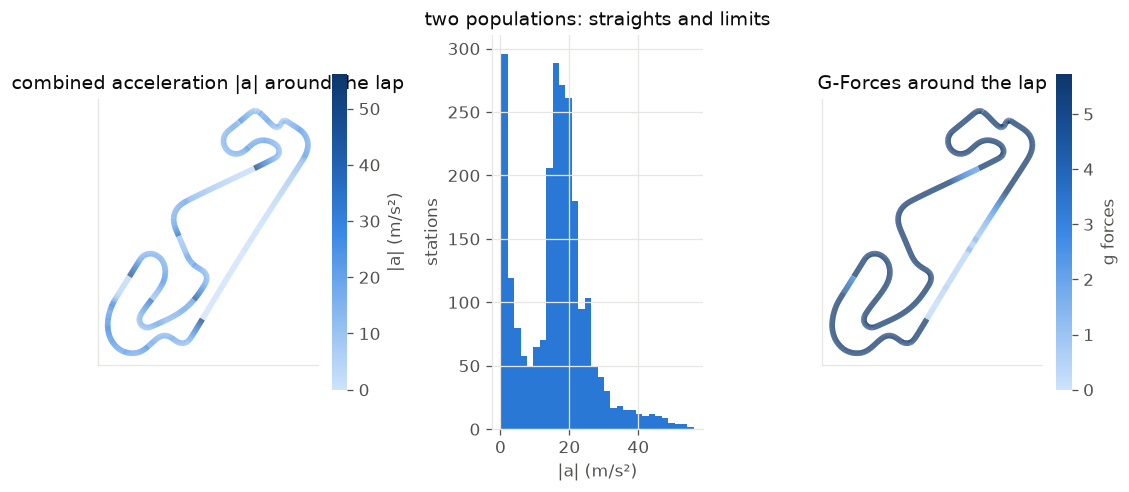
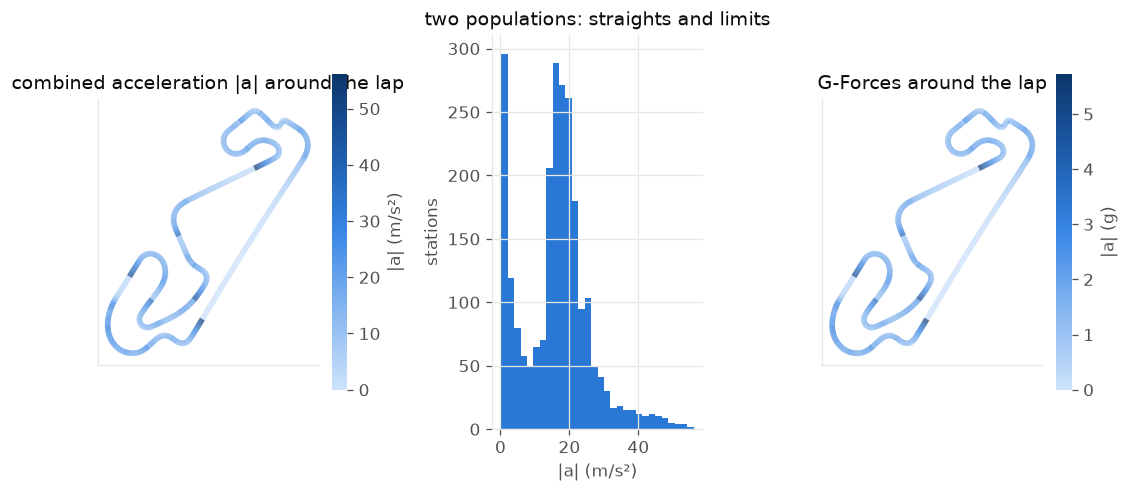
Code edit (unified diff) that turned the first committed figure into the second:
--- before
+++ after
@@ -10,5 +10,5 @@
 
 lc_g = LineCollection(segs, cmap=SEQ, norm=mpl.colors.Normalize(0, g.max()))
-lc_g.set_array(a_tot[:-1])
+lc_g.set_array(g[:-1])
 lc_g.set_linewidth(3.5)
 
@@ -29,5 +29,5 @@
 c.set_xticks([])
 c.set_yticks([])
-cb = fig.colorbar(lc_g, ax=c, shrink=0.8, label="g forces")
+cb = fig.colorbar(lc_g, ax=c, shrink=0.8, label="|a| (g)")
 cb.outline.set_visible(False)
 

Commit: fix(notebooks): pin CI kernel; restore portable kernelspecs; fix g-force panel scale